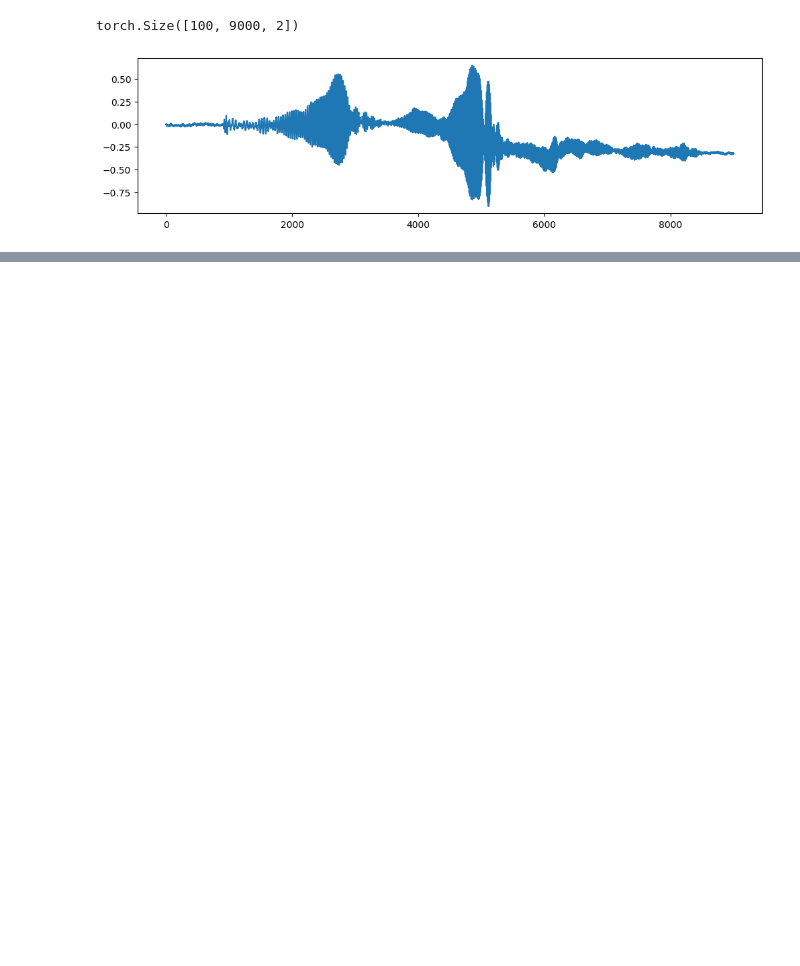
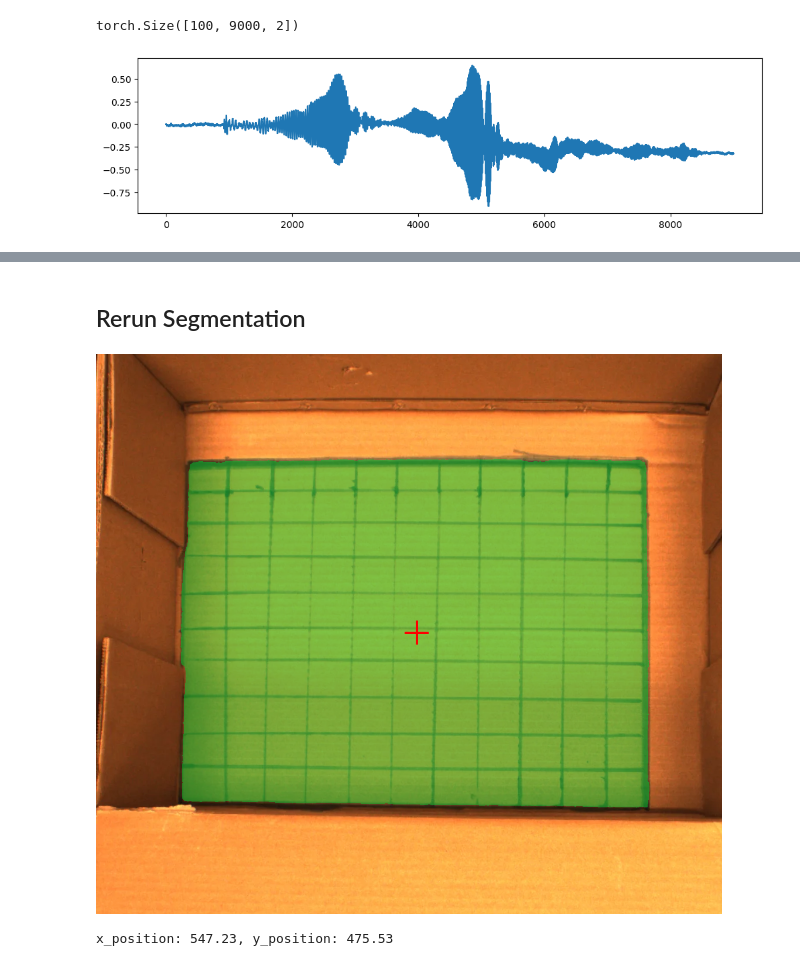
Before and after one commit to eitanturok/good-vibrations, a Jupyter notebook: notebooks/14_inspect_dataset.ipynb, the cells around one changed output, grey strips where cells are left out. Cells and saved outputs as stored; diff of their text form; code cells hidden in the pictures; blank space fills up the shorter version.

```diff
--- a/notebooks/14_inspect_dataset.ipynb
+++ b/notebooks/14_inspect_dataset.ipynb
@@ -102,0 +215,31 @@ plt.show()
+# %% [markdown]
+## Rerun Segmentation
+# %%
+import sys
+sys.path.insert(0, "..")
+from utils.segment import segment_sample, PROMPT
+from PIL import Image as PILImage
+
+hf_idx = 0
+row = ds[hf_idx]
+exp_config = json.loads(row["experiment_config"])
+
+raw_image = PILImage.fromarray(np.array(row["raw_image"].convert("RGB"), dtype=np.uint8))
+prompt = PROMPT  # override here if needed, e.g. prompt = "A red sphere on a white table."
+
+mask, vision = segment_sample(
+    raw_image=raw_image,
+    left=0.15,
+    right=0.67,
+    up=0.08,
+    down=0.7,
+    object=exp_config["object"],
+    box_material=exp_config["box_material"],
+    prompt=prompt,
+)
+
+display(vision["overlay_image"])
+print(f"x_position: {vision['x_position']:.2f}, y_position: {vision['y_position']:.2f}")
+# %% [output]
+[figure, added]
+x_position: 547.23, y_position: 475.53
```
Also changed, not shown: parts of 17 cells of this notebook, 5 other files.
